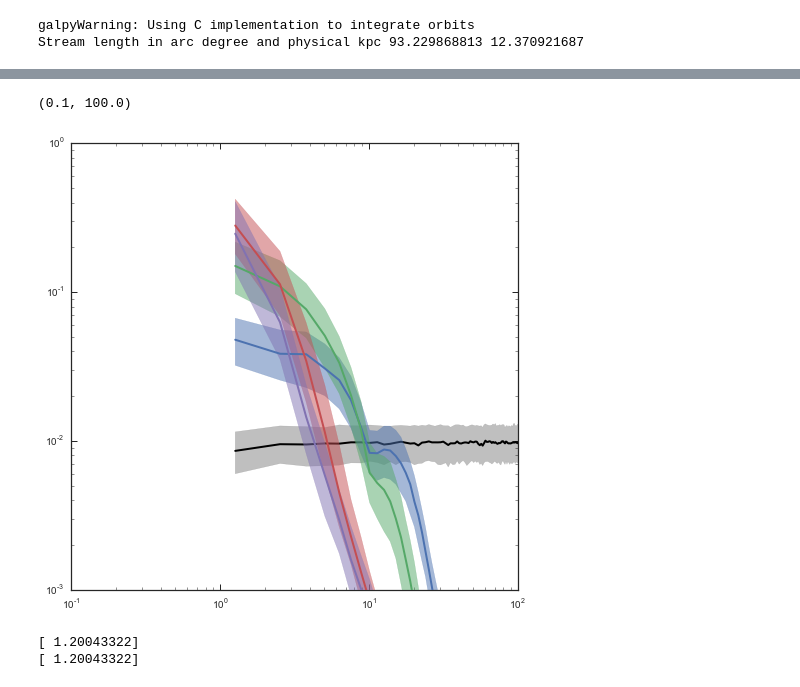
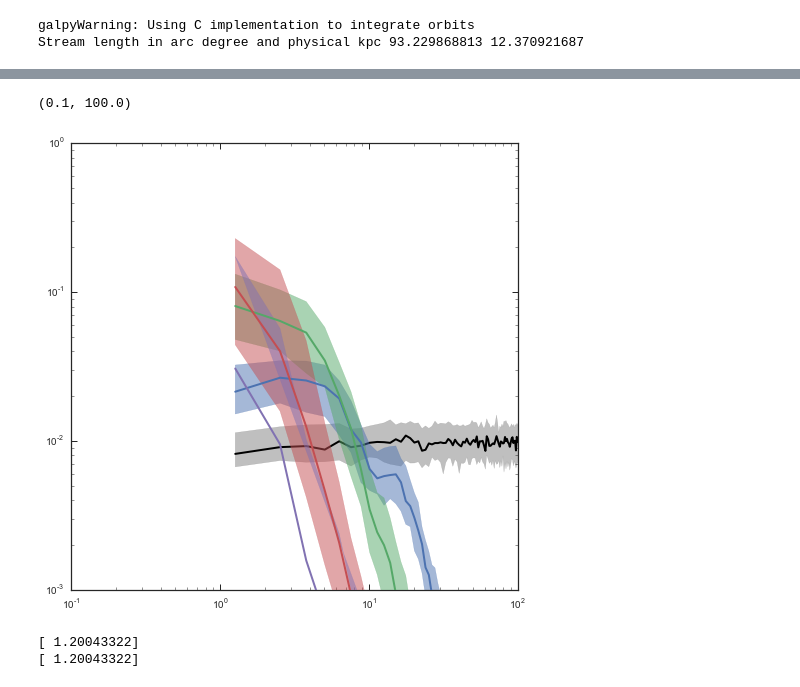
Before and after one commit to jobovy/streamgap-pepper, a Jupyter notebook: galpyGD1likePepper.ipynb, the cells around one changed output, grey strips where cells are left out. Saved outputs shown, nothing was run; the diff lists cells and outputs as text; code cells hidden in the pictures.

```diff
--- a/galpyGD1likePepper.ipynb
+++ b/galpyGD1likePepper.ipynb
@@ -29,7 +29,7 @@ Stream length in arc degree and physical kpc 93.229868813 12.370921687
 # %%
 figsize(8,8)
 smooth_len= 0
-ntrials= 1001
+ntrials= 101
 apars= numpy.linspace(0.2,sdf_smooth.length(),201)
 #Run one simulation to setup power-spectrum x axis
 sdf_pepper.simulate(rate=1.,sample_GM=lambda: 10.**-2./bovy_conversion.mass_in_1010msol(V0,R0),
@@ -75,7 +75,7 @@ xlim(0.1,100.)
 # %%
 figsize(8,8)
 smooth_len= 0
-ntrials= 1001
+ntrials= 101
 apars= numpy.linspace(0.2,sdf_smooth.length(),201)
 #Run one simulation to setup power-spectrum x axis
 sdf_pepper.simulate(rate=1.,sample_GM=lambda: 10.**-2./bovy_conversion.mass_in_1010msol(V0,R0),
@@ -121,7 +121,7 @@ xlim(0.1,100.)
 # %%
 figsize(8,8)
 smooth_len= 0
-ntrials= 1001
+ntrials= 101
 apars= numpy.linspace(0.2,sdf_smooth.length(),201)
 #Run one simulation to setup power-spectrum x axis
 sdf_pepper.simulate(rate=1.,sample_GM=lambda: 10.**-2./bovy_conversion.mass_in_1010msol(V0,R0),
@@ -137,34 +137,34 @@ for kk,m in enumerate([10.**5.5,10.**6.5,10.**7.5,10.**8.5]):
                             sample_GM=lambda: m/10.**10./bovy_conversion.mass_in_1010msol(V0,R0),
                             sample_rs=lambda x: rs(x*bovy_conversion.mass_in_1010msol(V0,R0)*10.**10.),
                             Xrs=3.)
         ppy[:,ii]= ndimage.filters.gaussian_filter1d(numpy.absolute(sdf_pepper.csd(d1='density',
                                                                     d2='meanOmega',
                                                                     apars=apars)[1]),
                                                      smooth_len)
         if kk == 0:
             mock_dens= 0.1*numpy.random.normal(size=len(apars))
             mock_mO= 0.1*numpy.random.normal(size=len(apars))
             ppy_err[:,ii]= numpy.absolute(signal.csd(mock_dens,mock_mO,
                                       fs=1./(apars[1]-apars[0]),scaling='spectrum')[1])
     loglog(px,numpy.sqrt(numpy.median(ppy,axis=1)),lw=2.,color=sns.color_palette()[kk],zorder=kk+6)
     ppy.sort(axis=1)
     fill_between(px,numpy.sqrt(ppy[:,int(numpy.round(0.25*ntrials))]),
                 numpy.sqrt(ppy[:,int(numpy.round(0.75*ntrials))]),
                 color=sns.color_palette()[kk],zorder=kk+2,
                 alpha=0.5)
     all_ppy.append(ppy)
 # Also plot error
 loglog(px,numpy.sqrt(numpy.median(ppy_err,axis=1)),lw=2.,color='k',zorder=1)
 ppy_err.sort(axis=1)
 fill_between(px,numpy.sqrt(ppy_err[:,int(numpy.round(0.25*ntrials))]),
              numpy.sqrt(ppy_err[:,int(numpy.round(0.75*ntrials))]),
              color='0.5',zorder=0,
              alpha=0.5)
 ylim(0.001,1.)
 xlim(0.1,100.)
 # %% [output]
 (0.1, 100.0)
-[figure, old version]
+[figure, new version]
 # %%
 from galpy.potential import LogarithmicHaloPotential
 from galpy.actionAngle import actionAngleIsochroneApprox
```
Also changed, not shown: parts of 10 cells of this notebook, 2 other files.
